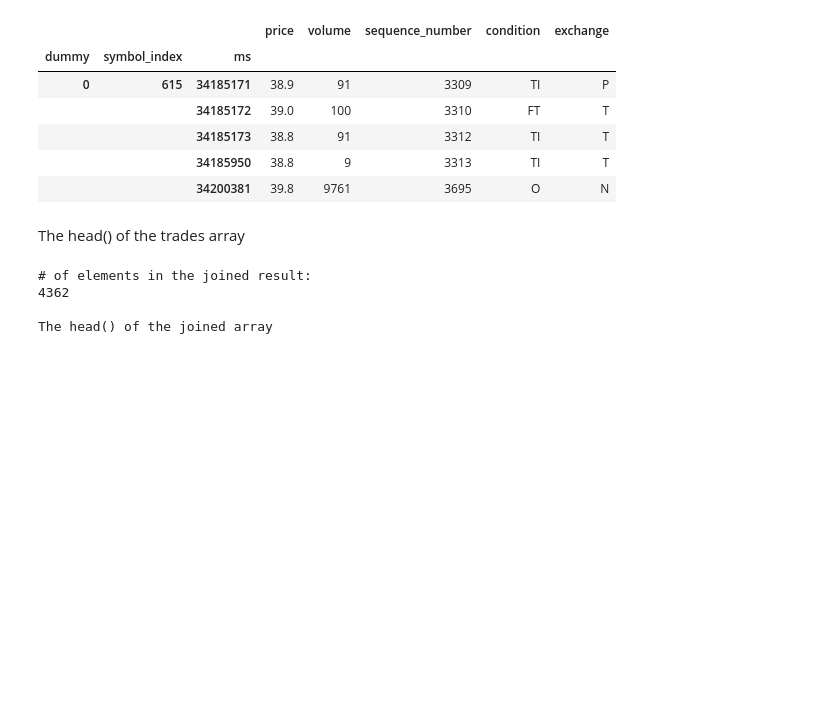
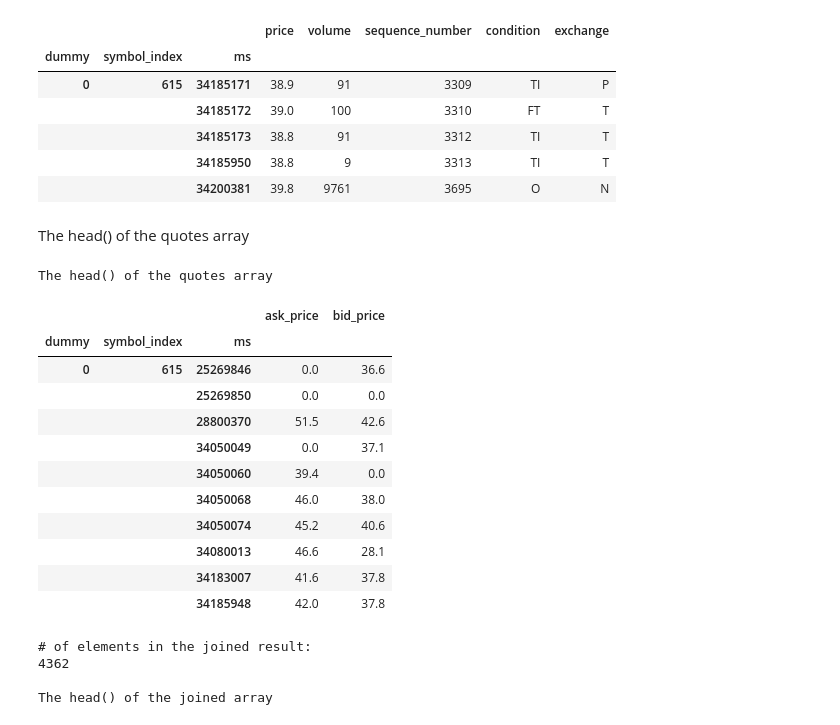
Before and after one commit to jrivers96/FinancePythonNotebook, a Jupyter notebook: PythonFinanceNotebook.ipynb, the cells around one changed output. Saved outputs shown, nothing was run; the diff lists cells and outputs as text; code cells hidden in the pictures; blank space fills up the shorter version.

```diff
--- a/PythonFinanceNotebook.ipynb
+++ b/PythonFinanceNotebook.ipynb
@@ -635,7 +637,25 @@ The head() of the trades array
 |  |  | 34185950 | 38.8 | 9 | 3313 | TI | T |
 |  |  | 34200381 | 39.8 | 9761 | 3695 | O | N |
 # %% [markdown]
-The head() of the trades array
+The head() of the quotes array
+# %%
+print('The head() of the quotes array')
+qhead = q1.todataframe().head(10)
+qhead[['ask_price','bid_price']]
+# %% [output]
+The head() of the quotes array
+|  |  |  | ask_price | bid_price |
+| dummy | symbol_index | ms |  |  |
+| 0 | 615 | 25269846 | 0.0 | 36.6 |
+|  |  | 25269850 | 0.0 | 0.0 |
+|  |  | 28800370 | 51.5 | 42.6 |
+|  |  | 34050049 | 0.0 | 37.1 |
+|  |  | 34050060 | 39.4 | 0.0 |
+|  |  | 34050068 | 46.0 | 38.0 |
+|  |  | 34050074 | 45.2 | 40.6 |
+|  |  | 34080013 | 46.6 | 28.1 |
+|  |  | 34183007 | 41.6 | 37.8 |
+|  |  | 34185948 | 42.0 | 37.8 |
 # %%
 print('\n# of elements in the joined result:')
 print(asof1.nonempty())
```
Also changed, not shown: parts of 3 cells of this notebook.
